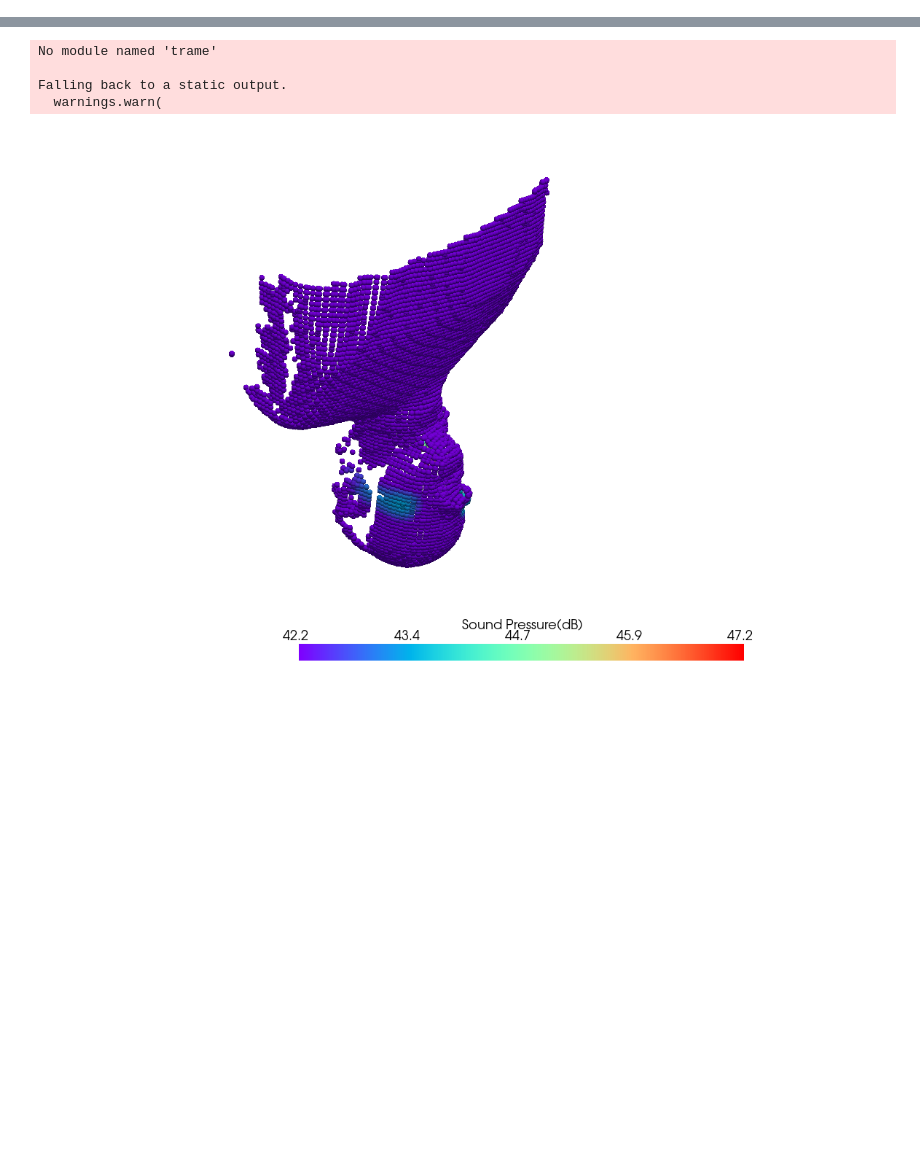
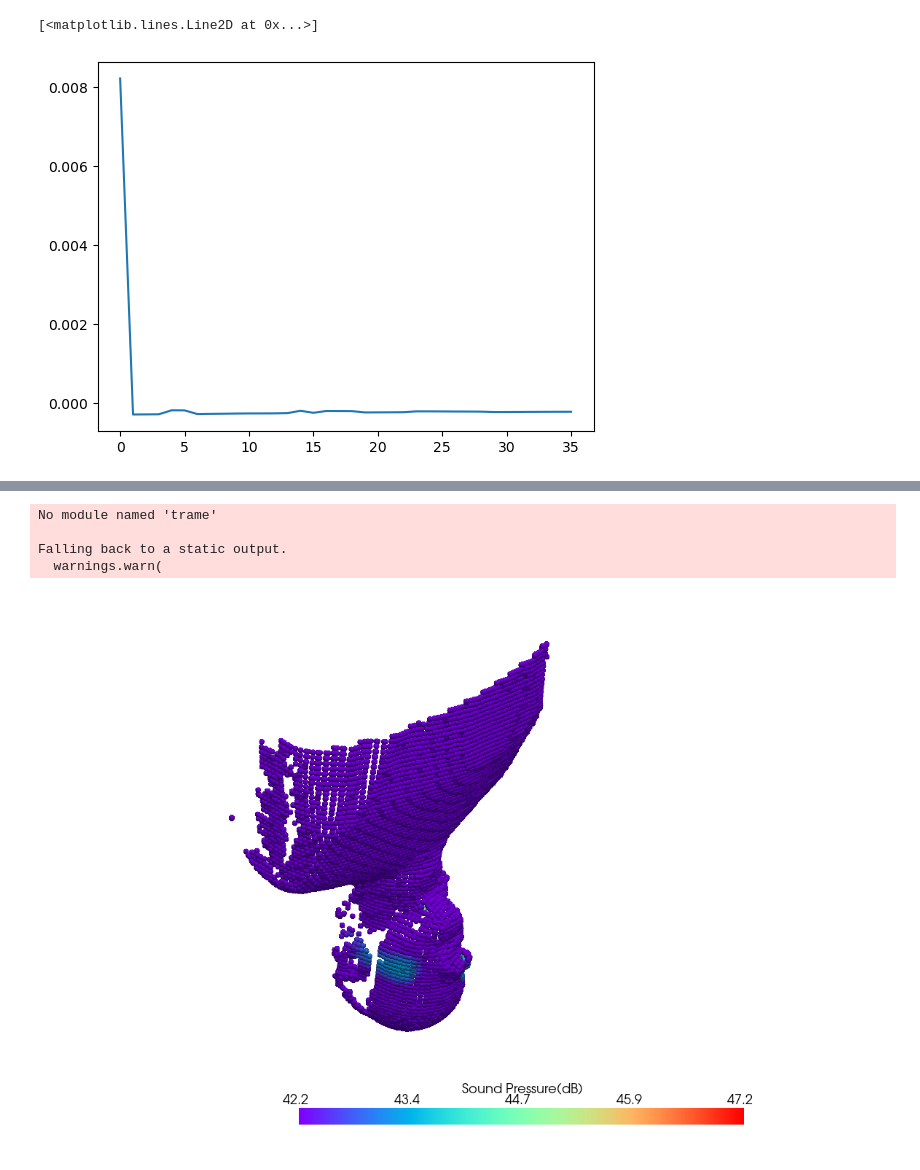
Before and after one commit to 1ieng2en/3d_beamforming, a Jupyter notebook: 3dbf.ipynb, the cells around one changed output, grey strips where cells are left out. Saved outputs shown, nothing was run; the diff lists cells and outputs as text; code cells hidden in the pictures; blank space fills up the shorter version.

```diff
--- a/3dbf.ipynb
+++ b/3dbf.ipynb
@@ -95,0 +61,5 @@ interactive(children=(IntSlider(value=10, description='Index:', max=35), Output(
+# %%
+plt.plot(eigenVal[0:36])
+# %% [output]
+[<matplotlib.lines.Line2D at 0x...>]
+[figure, added]
```
Also changed, not shown: parts of 23 cells of this notebook, 51 other files.
